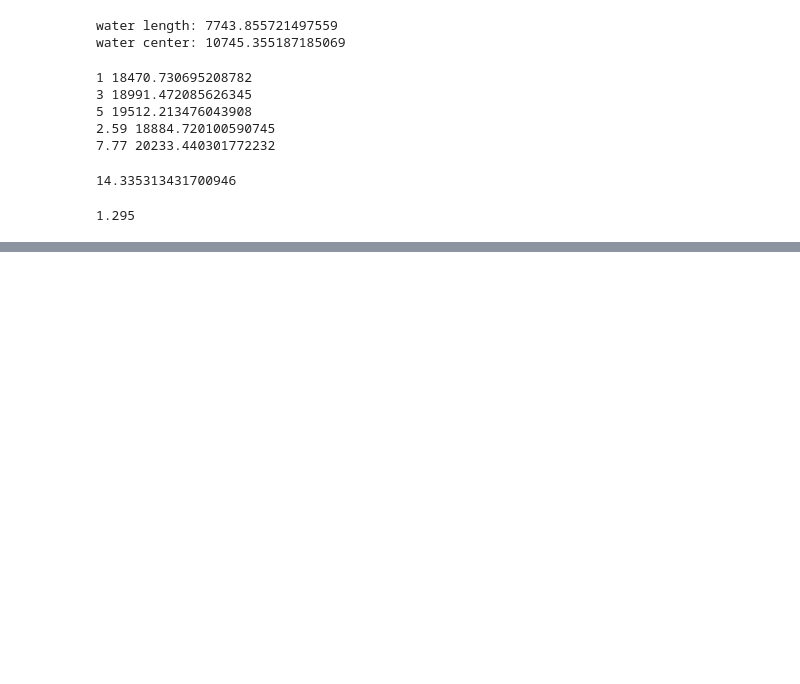
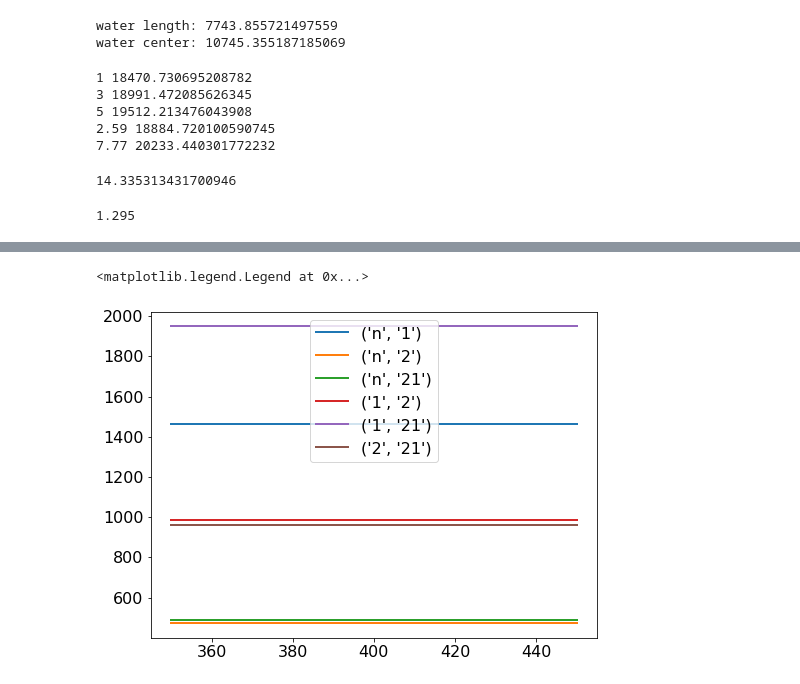
Before and after one commit to nickkamp1/Lake_Geneva_Neutrinos, a Jupyter notebook: Geometry.ipynb, the cells around one changed output, grey strips where cells are left out. Cells and saved outputs as stored; diff of their text form; code cells hidden in the pictures; blank space fills up the shorter version.

```diff
--- a/Geometry.ipynb
+++ b/Geometry.ipynb
@@ -274,0 +461,47 @@ print(beam_depth_at_water_center)
+# %%
+LHCb_loc = np.array(LHC_data.loc['LHCb',['X','Y','Z']])
+
+def get_directions(lake_height):
+    dirs = {}
+    dirs['s'] = LHCb_loc - lat_long_to_xyz(*surface_exits["LHCb_South"])
+    dirs['s'] /= np.linalg.norm(dirs['s'])
+    dirs['n'] = lat_long_to_xyz(*surface_exits["LHCb_North"]) - LHCb_loc
+    dirs['n'] /= np.linalg.norm(dirs['n'])
+    dirs['1'] = lat_long_to_xyz(*lake_intersections["LHCb_1"]) - LHCb_loc
+    dirs['1'] /= np.linalg.norm(dirs['1'])
+    dirs['2'] = lat_long_to_xyz(*lake_intersections["LHCb_2"]) - LHCb_loc
+    dirs['2'] /= np.linalg.norm(dirs['2'])
+    dirs['21']  = lat_long_to_xyz(*lake_intersections["LHCb_2"]) - lat_long_to_xyz(*lake_intersections["LHCb_1"])
+    dirs['21']  /= np.linalg.norm(dirs['21'])
+    return dirs
+
+def get_dir_alignments(dirs):
+    dir_alignment = {}
+    for k1,v1 in dirs.items():
+        for k2,v2 in dirs.items():
+            if k1==k2: continue
+            if (k2,k1) in dir_alignment.keys(): continue
+
+            dir_alignment[(k1,k2)] = (1e6*np.arccos(np.dot(v1,v2)))
+    return dir_alignment
+
+dir_alignment = {}
+lake_heights = np.linspace(350,450,2)
+for lake_height in lake_heights:
+    dirs = get_directions(lake_height)
+    for k1,v1 in dirs.items():
+        for k2,v2 in dirs.items():
+            if k1==k2: continue
+            if (k2,k1) in dir_alignment.keys(): continue
+            if k1=='s' or k2=='s': continue
+            if (k1,k2) not in dir_alignment.keys():
+                dir_alignment[(k1,k2)] = []
+
+            dir_alignment[(k1,k2)].append(1e6*np.arccos(np.dot(v1,v2)))
+
+for k,v in dir_alignment.items():
+    plt.plot(lake_heights,v,label=k)
+plt.legend()
+# %% [output]
+<matplotlib.legend.Legend at 0x...>
+[figure, added]
```
Also changed, not shown: parts of 11 cells of this notebook, 11 other files.
